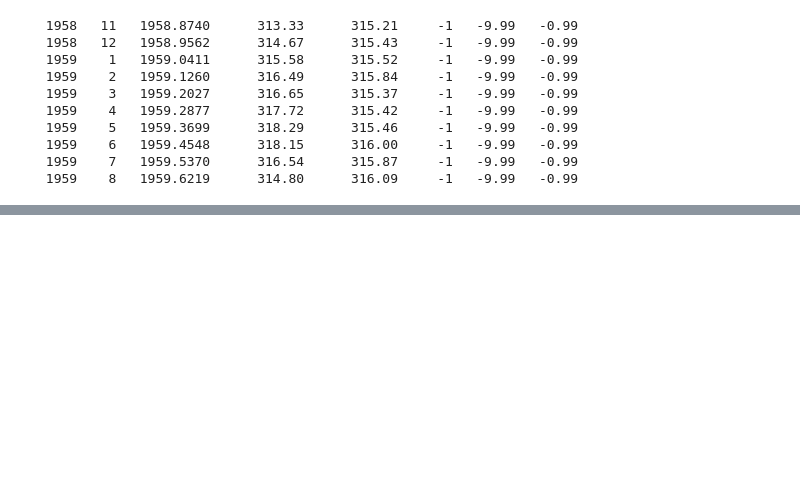
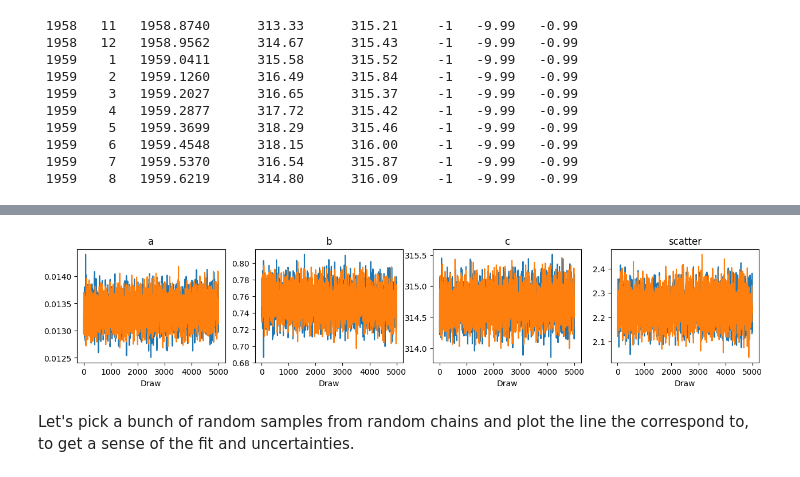
Before and after one commit to uo-phys/comp-phys-26, a Jupyter notebook: notebooks/CO2 w NumPyro.ipynb, the cells around one changed output, grey strips where cells are left out. Cells and saved outputs as stored; diff of their text form; code cells hidden in the pictures; blank space fills up the shorter version.

```diff
--- a/notebooks/CO2 w NumPyro.ipynb
+++ b/notebooks/CO2 w NumPyro.ipynb
@@ -53,0 +212,27 @@ plt.plot(date, co2)
+# %%
+def quad_model(time=None, co2=None):
+    # priors
+    a = numpyro.sample('a', dist.Normal(scale=100))
+    b = numpyro.sample('b', dist.Normal(scale=100))
+    c = numpyro.sample('c', dist.Normal(scale=1000))
+
+    σ = numpyro.sample('scatter', dist.HalfNormal(scale=20))
+
+    # Define the mean of the normal likelihood
+    μ = numpyro.deterministic("μ",  a*time**2 + b*time + c)
+
+    # Likelihood (sampling distribution) of observations
+    with numpyro.plate("data", len(time)):
+        obs = numpyro.sample('co2', dist.Normal(loc=μ, scale=σ), obs=co2)
+# %%
+kernel = infer.NUTS(quad_model)
+num_samples = 5000
+mcmc = infer.MCMC(
+    kernel,
+    num_chains=2,
+    num_warmup=1000,
+    num_samples=num_samples)
+mcmc.run(rng_key_,
+         time=date,
+         co2=co2)
+mcmc.print_summary()
@@ -53,0 +247,7 @@ plt.plot(date, co2)
+# %%
+idata = az.from_numpyro(mcmc)
+az.plot_trace(idata, var_names=["~μ"]);
+# %% [output]
+[figure, added]
+# %% [markdown]
+Let's pick a bunch of random samples from random chains and plot the line the correspond to, to get a sense of the fit and uncertainties.
```
Also changed, not shown: parts of 68 cells of this notebook.
